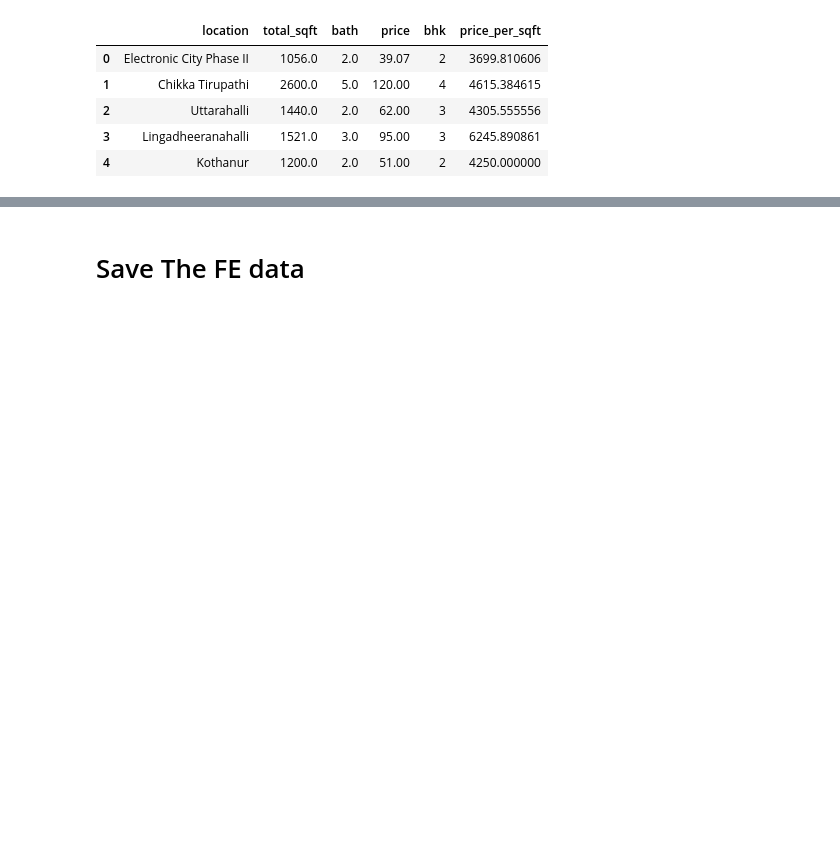
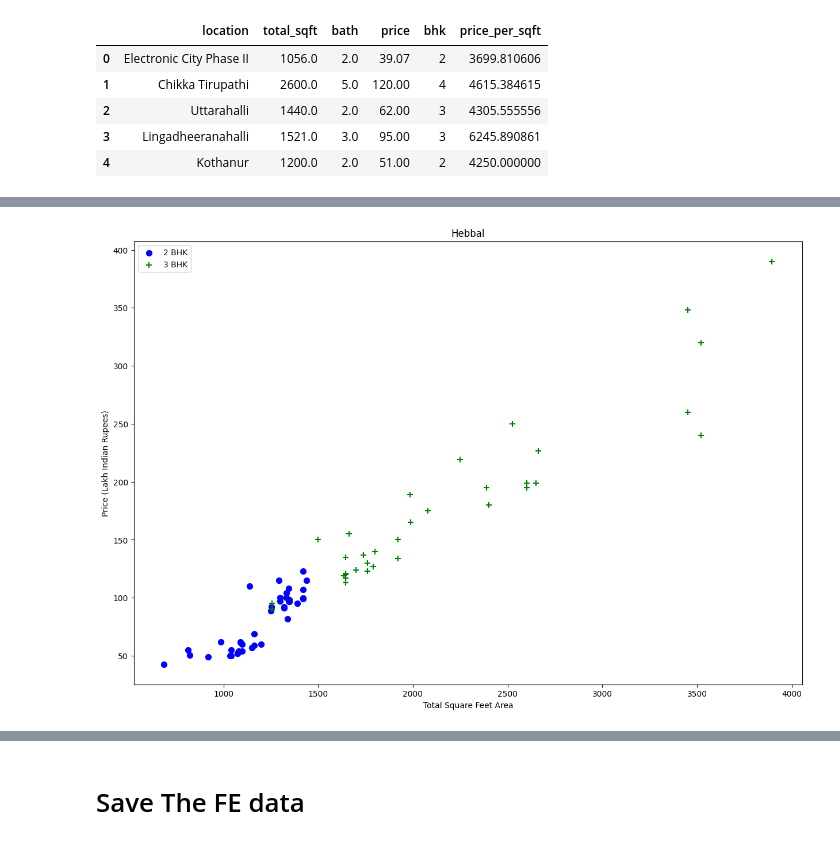
Before and after one commit to Rasel1435/House-Price-Prediction-of-Real-Estate-Company, a Jupyter notebook: notebooks/d_feature_engineering.ipynb, the cells around one changed output, grey strips where cells are left out. Cells and saved outputs as stored; diff of their text form; code cells hidden in the pictures; blank space fills up the shorter version.

```diff
--- a/notebooks/d_feature_engineering.ipynb
+++ b/notebooks/d_feature_engineering.ipynb
@@ -121,0 +217,4 @@ df.head()
+# %%
+plot_scatter_chart(df,"Hebbal")
+# %% [output]
+[figure, added]
```
Also changed, not shown: parts of 28 cells of this notebook.
